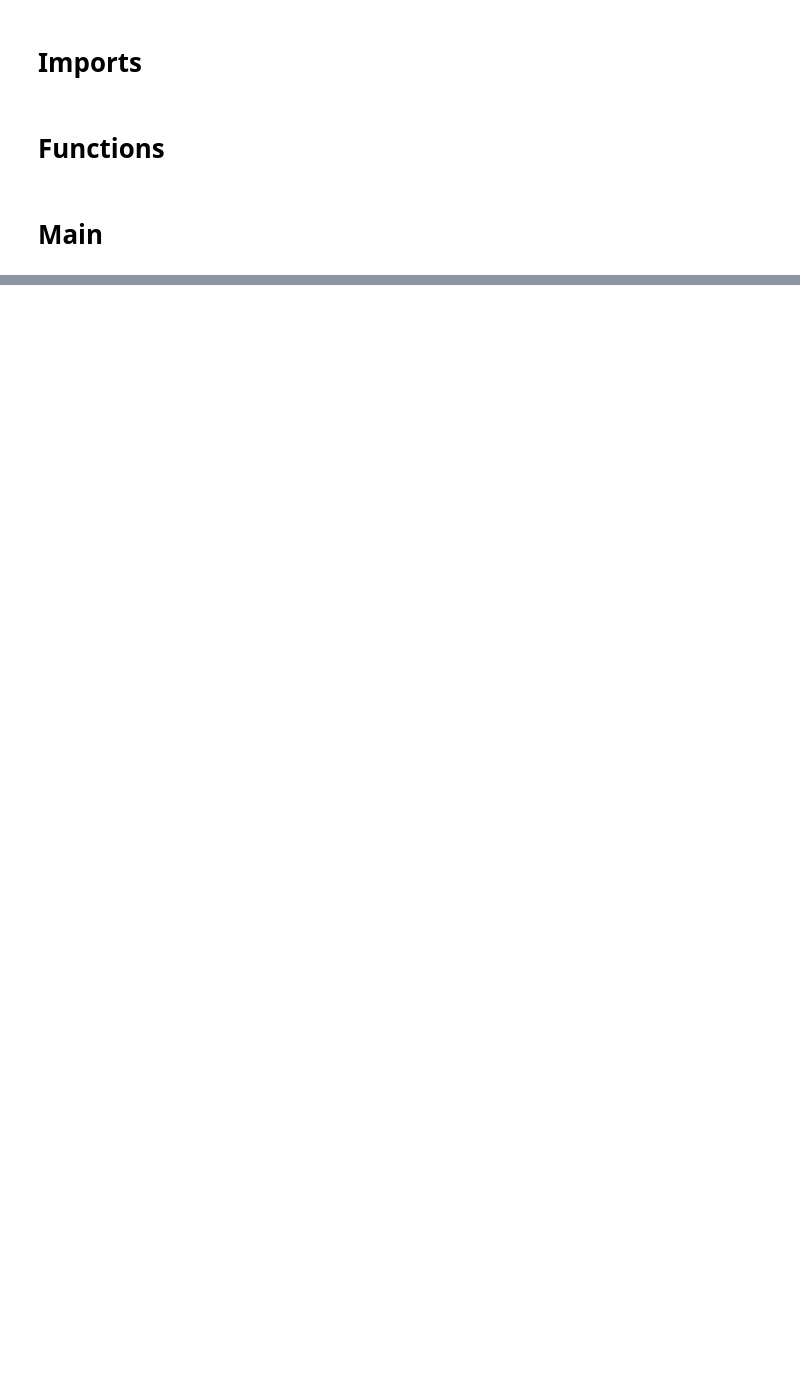
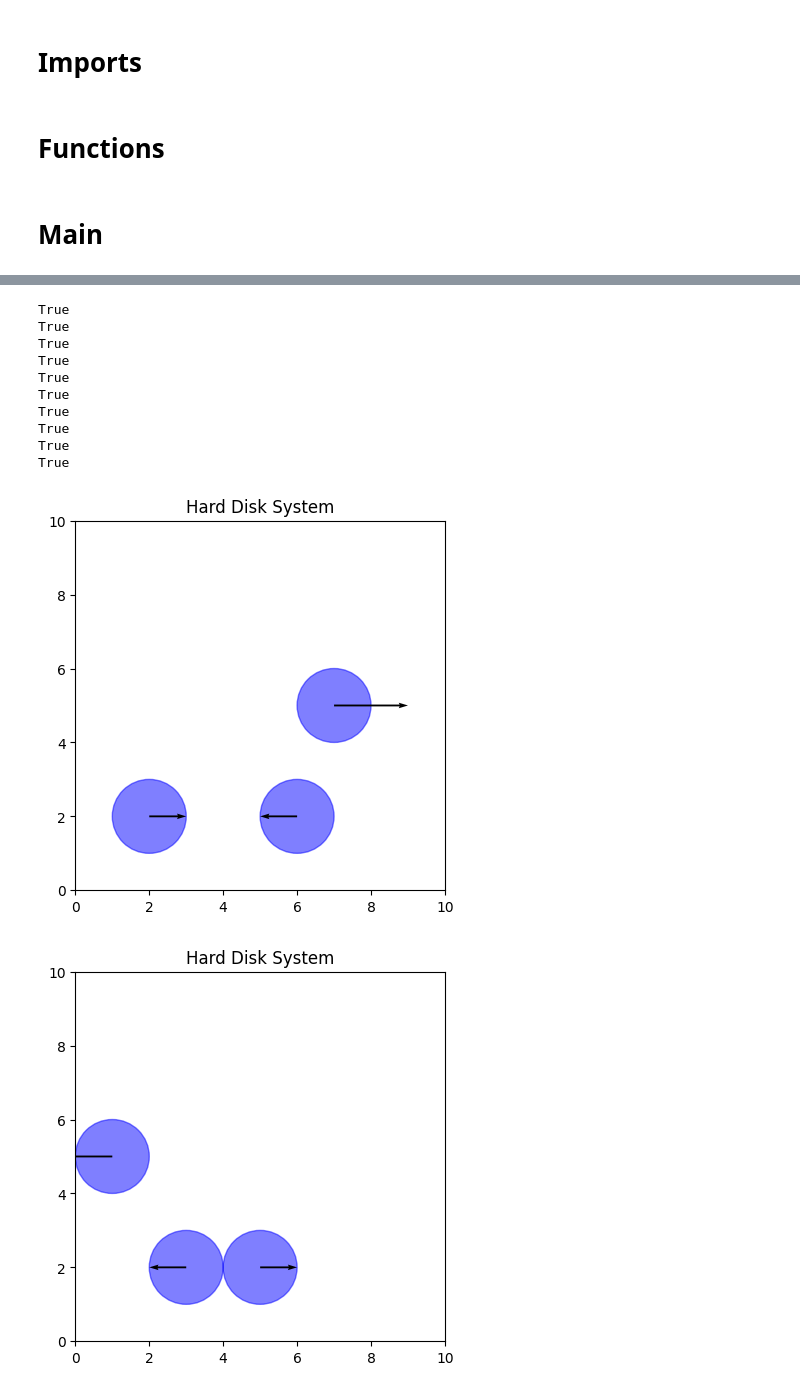
Before and after one commit to LuanMs1/tcc-markov-chain, a Jupyter notebook: tcc_markov_chain/hard_disc.ipynb, the cells around one changed output, grey strips where cells are left out. Cells and saved outputs as stored; diff of their text form; code cells hidden in the pictures; blank space fills up the shorter version.

Commit message:
basic newtonian simulation

```diff
--- a/tcc_markov_chain/hard_disc.ipynb
+++ b/tcc_markov_chain/hard_disc.ipynb
@@ -39,0 +106,18 @@ system_b.plot_system()
+# %%
+from base.systems import BoundarySimulation
+from copy import deepcopy
+
+# build simulation object
+simulation_system_a = deepcopy(system_a)
+# simulation_system_b = deepcopy(system_b)
+
+simulation_time = 3
+sim_a = BoundarySimulation(simulation_system_a, debug=True)
+# sim_b = BoundarySimulation(simulation_system_b)
+
+# fig, axes = plt.subplots(simulation_time+1,2, figsize = (8,30))
+
+sim_a.run(plot_each_step=False, n_steps=simulation_time, debug=True)
+# sim_b.run(plot_each_step=True,ax=axes[:,1], n_steps=simulation_time)
+# plt.tight_layout()
+# %% [output]
@@ -39,0 +141,12 @@ system_b.plot_system()
+True
+True
+True
+True
+True
+True
+True
+True
+True
+True
+[figure, added]
+[figure, added]
```
Also changed, not shown: parts of 8 cells of this notebook, 4 other files.
